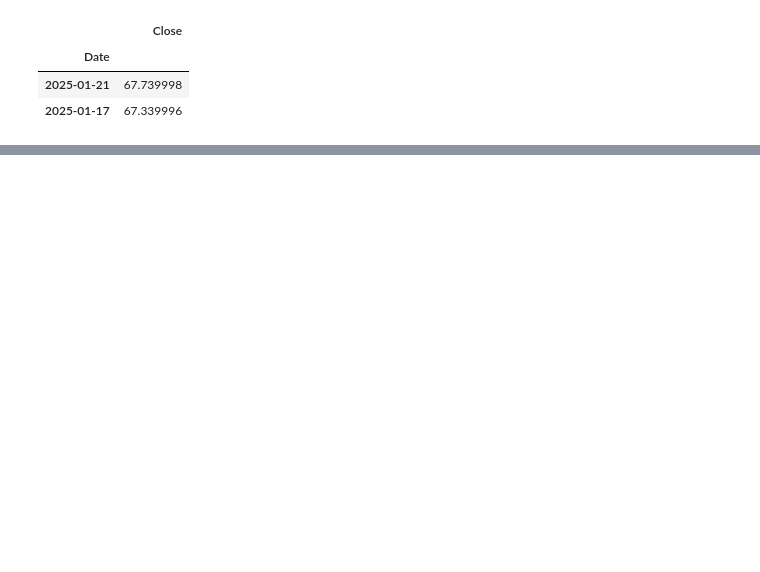
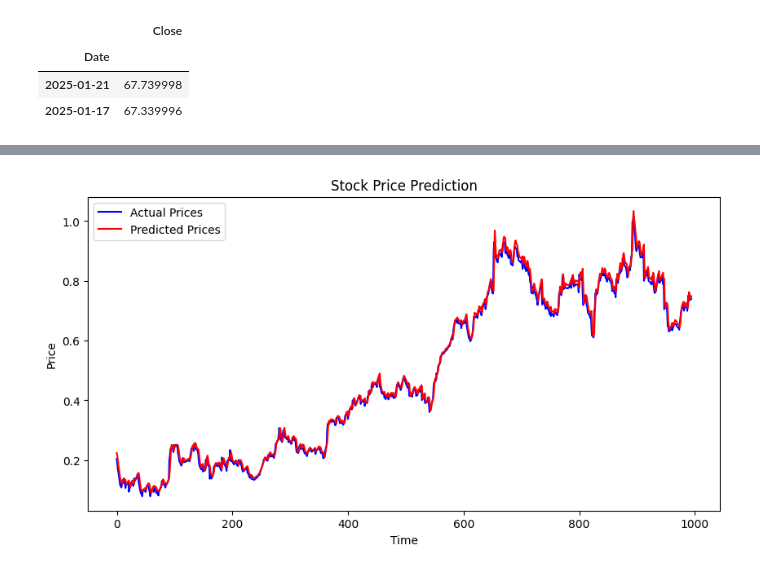
Before and after one commit to Josh0527/Uber-Stcok-Prediction-Model, a Jupyter notebook: Stock_Prediction_Model_(Uber).ipynb, the cells around one changed output, grey strips where cells are left out. Saved outputs shown, nothing was run; the diff lists cells and outputs as text; code cells hidden in the pictures; blank space fills up the shorter version.

```diff
--- a/Stock_Prediction_Model_(Uber).ipynb
+++ b/Stock_Prediction_Model_(Uber).ipynb
@@ -174,0 +218,5 @@ plt.plot(df3.index, df3['Close'])
+# %%
+train = df3.iloc[:1029]
+test = df3.iloc[1029:]
+
+train.shape, test.shape
@@ -174,0 +269,2 @@ plt.plot(df3.index, df3['Close'])
+# %%
+model.fit(X_train, y_train, epochs=50, batch_size=32)
@@ -174,0 +290,20 @@ plt.plot(df3.index, df3['Close'])
+# %%
+# Number of past time steps to look at (same as train)
+time_steps = 60
+
+X_test = []
+y_test = []
+
+# Use the test dataset to create sequences
+for i in range(time_steps, len(test)):
+    X_test.append(test['Close'].values[i-time_steps:i])  # 60 time steps
+    y_test.append(test['Close'].values[i])  # Next day's price
+
+# Convert lists to NumPy arrays
+X_test, y_test = np.array(X_test), np.array(y_test)
+
+# Reshape for LSTM input (samples, time steps, features)
+X_test = np.reshape(X_test, (X_test.shape[0], X_test.shape[1], 1))
+
+print(f"X_test shape: {X_test.shape}")  # Should match X_train's shape
+print(f"y_test shape: {y_test.shape}")  # Should be (samples,)
@@ -174,0 +319,14 @@ plt.plot(df3.index, df3['Close'])
+# %%
+import matplotlib.pyplot as plt
+
+y_pred = model.predict(X_test)
+
+plt.figure(figsize=(10, 5))
+plt.plot(y_test, label='Actual Prices', color='blue')
+plt.plot(y_pred, label='Predicted Prices', color='red')
+plt.title('Stock Price Prediction')
+plt.xlabel('Time')
+plt.ylabel('Price')
+plt.legend()
+plt.show()
+# %% [output]
@@ -174,0 +334 @@ plt.plot(df3.index, df3['Close'])
+[figure, added]
```
Also changed, not shown: parts of 13 cells of this notebook.
